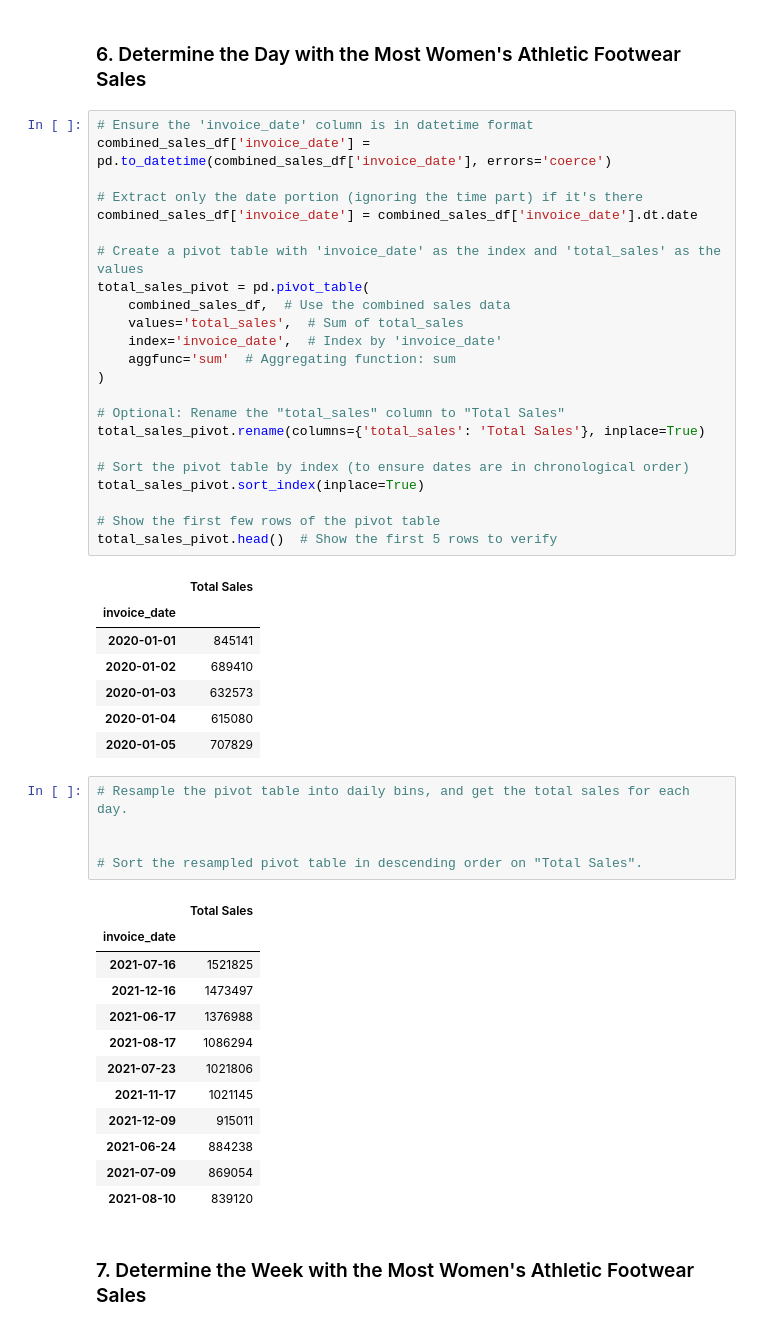
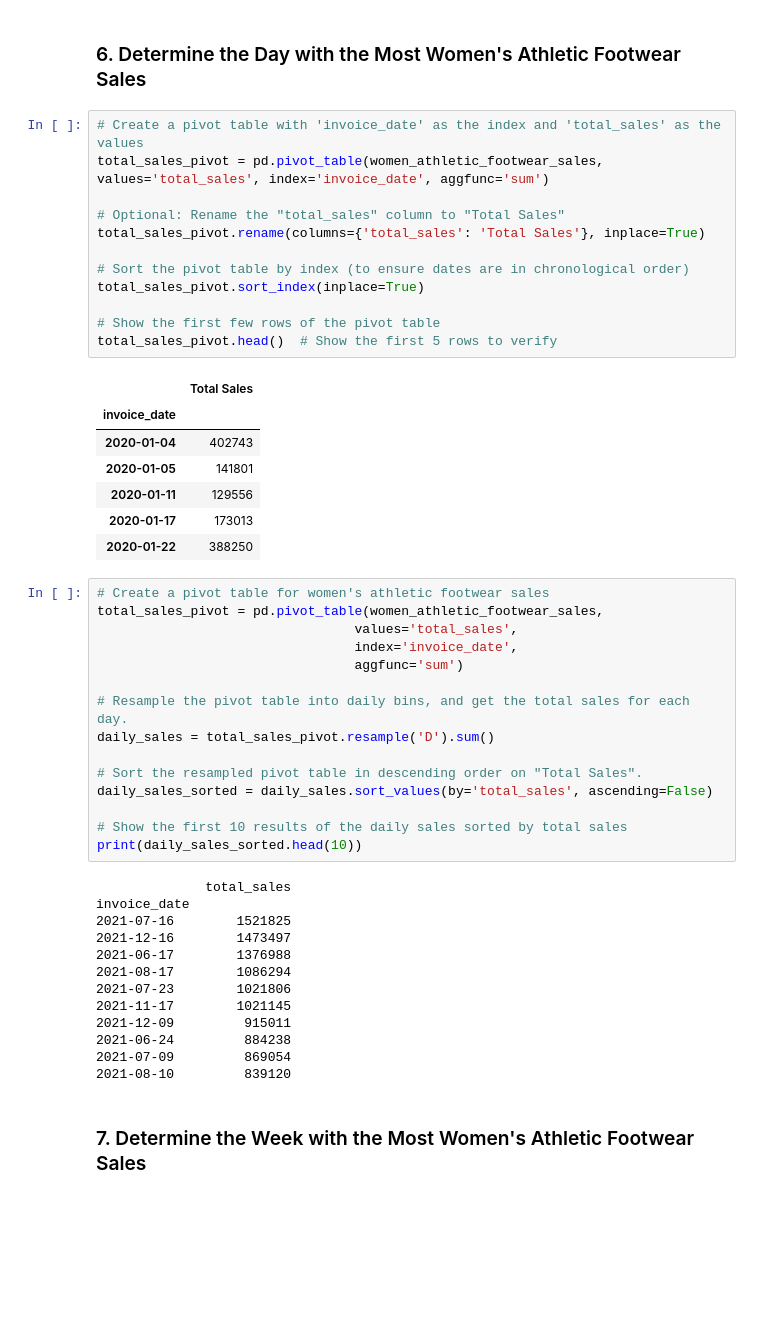
Before and after one commit to Sinku731/athletic_sales_analysis, a Jupyter notebook: athletic_sales_analysis.ipynb, the cells around one changed output. Cells and saved outputs as stored; diff of their text form; blank space fills up the shorter version.

```diff
--- a/athletic_sales_analysis.ipynb
+++ b/athletic_sales_analysis.ipynb
@@ -460,54 +460,53 @@ Amazon   Midwest   Ohio          Columbus                          5801
 # %% [markdown]
 ### 6. Determine the Day with the Most Women's Athletic Footwear Sales
 # %%
-# Ensure the 'invoice_date' column is in datetime format
-combined_sales_df['invoice_date'] = pd.to_datetime(combined_sales_df['invoice_date'], errors='coerce')
-
-# Extract only the date portion (ignoring the time part) if it's there
-combined_sales_df['invoice_date'] = combined_sales_df['invoice_date'].dt.date
-
 # Create a pivot table with 'invoice_date' as the index and 'total_sales' as the values
-total_sales_pivot = pd.pivot_table(
-    combined_sales_df,  # Use the combined sales data
-    values='total_sales',  # Sum of total_sales
-    index='invoice_date',  # Index by 'invoice_date'
-    aggfunc='sum'  # Aggregating function: sum
-)
+total_sales_pivot = pd.pivot_table(women_athletic_footwear_sales, values='total_sales', index='invoice_date', aggfunc='sum')
 
 # Optional: Rename the "total_sales" column to "Total Sales"
 total_sales_pivot.rename(columns={'total_sales': 'Total Sales'}, inplace=True)
 
 # Sort the pivot table by index (to ensure dates are in chronological order)
 total_sales_pivot.sort_index(inplace=True)
 
 # Show the first few rows of the pivot table
 total_sales_pivot.head()  # Show the first 5 rows to verify
 # %% [output]
 |  | Total Sales |
 | invoice_date |  |
-| 2020-01-01 | 845141 |
-| 2020-01-02 | 689410 |
-| 2020-01-03 | 632573 |
-| 2020-01-04 | 615080 |
-| 2020-01-05 | 707829 |
+| 2020-01-04 | 402743 |
+| 2020-01-05 | 141801 |
+| 2020-01-11 | 129556 |
+| 2020-01-17 | 173013 |
+| 2020-01-22 | 388250 |
 # %%
+# Create a pivot table for women's athletic footwear sales
+total_sales_pivot = pd.pivot_table(women_athletic_footwear_sales,
+                                 values='total_sales',
+                                 index='invoice_date',
+                                 aggfunc='sum')
+
 # Resample the pivot table into daily bins, and get the total sales for each day.
-
+daily_sales = total_sales_pivot.resample('D').sum()
 
 # Sort the resampled pivot table in descending order on "Total Sales".
+daily_sales_sorted = daily_sales.sort_values(by='total_sales', ascending=False)
+
+# Show the first 10 results of the daily sales sorted by total sales
+print(daily_sales_sorted.head(10))
 # %% [output]
-|  | Total Sales |
-| invoice_date |  |
-| 2021-07-16 | 1521825 |
-| 2021-12-16 | 1473497 |
-| 2021-06-17 | 1376988 |
-| 2021-08-17 | 1086294 |
-| 2021-07-23 | 1021806 |
-| 2021-11-17 | 1021145 |
-| 2021-12-09 | 915011 |
-| 2021-06-24 | 884238 |
-| 2021-07-09 | 869054 |
-| 2021-08-10 | 839120 |
+              total_sales
+invoice_date
+2021-07-16        1521825
+2021-12-16        1473497
+2021-06-17        1376988
+2021-08-17        1086294
+2021-07-23        1021806
+2021-11-17        1021145
+2021-12-09         915011
+2021-06-24         884238
+2021-07-09         869054
+2021-08-10         839120
 # %% [markdown]
 ### 7.  Determine the Week with the Most Women's Athletic Footwear Sales
 # %%
```
Also changed, not shown: parts of 1 cell of this notebook.
